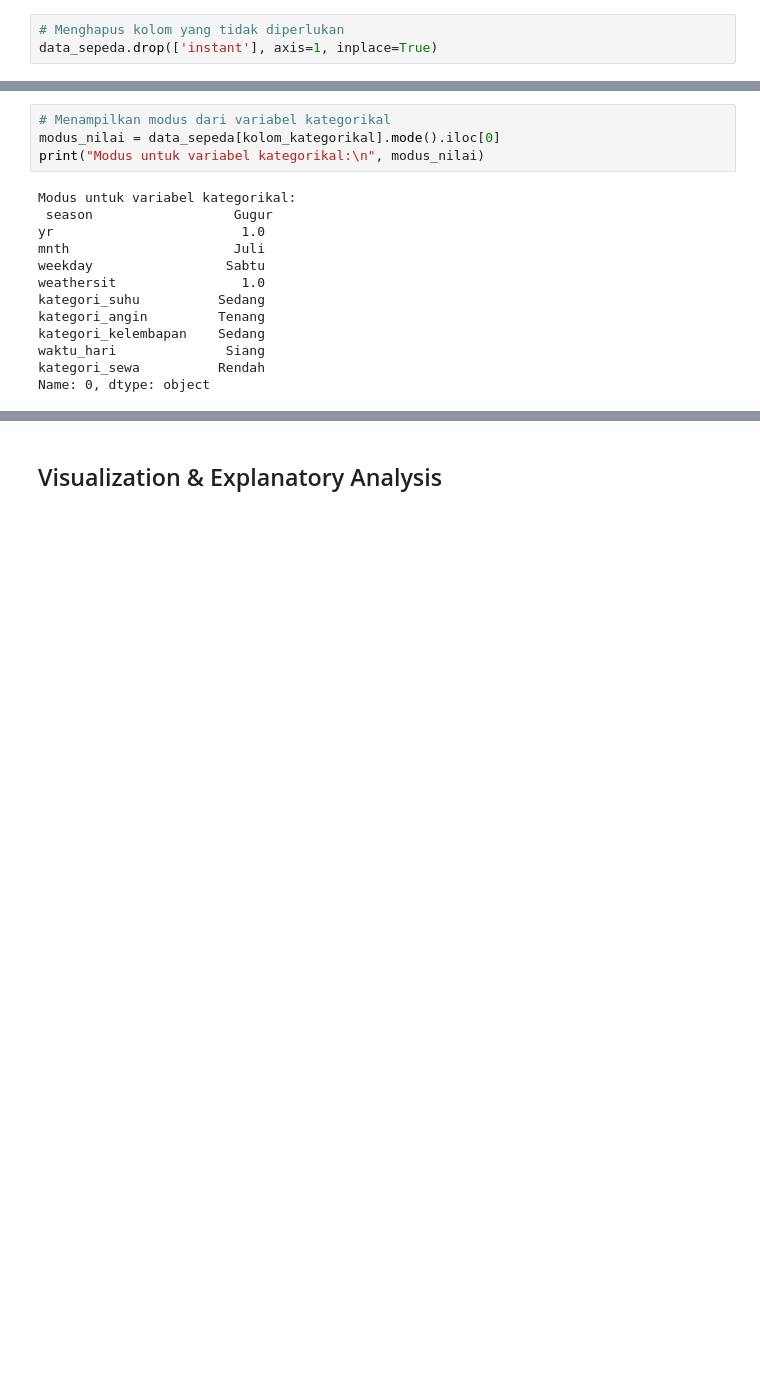
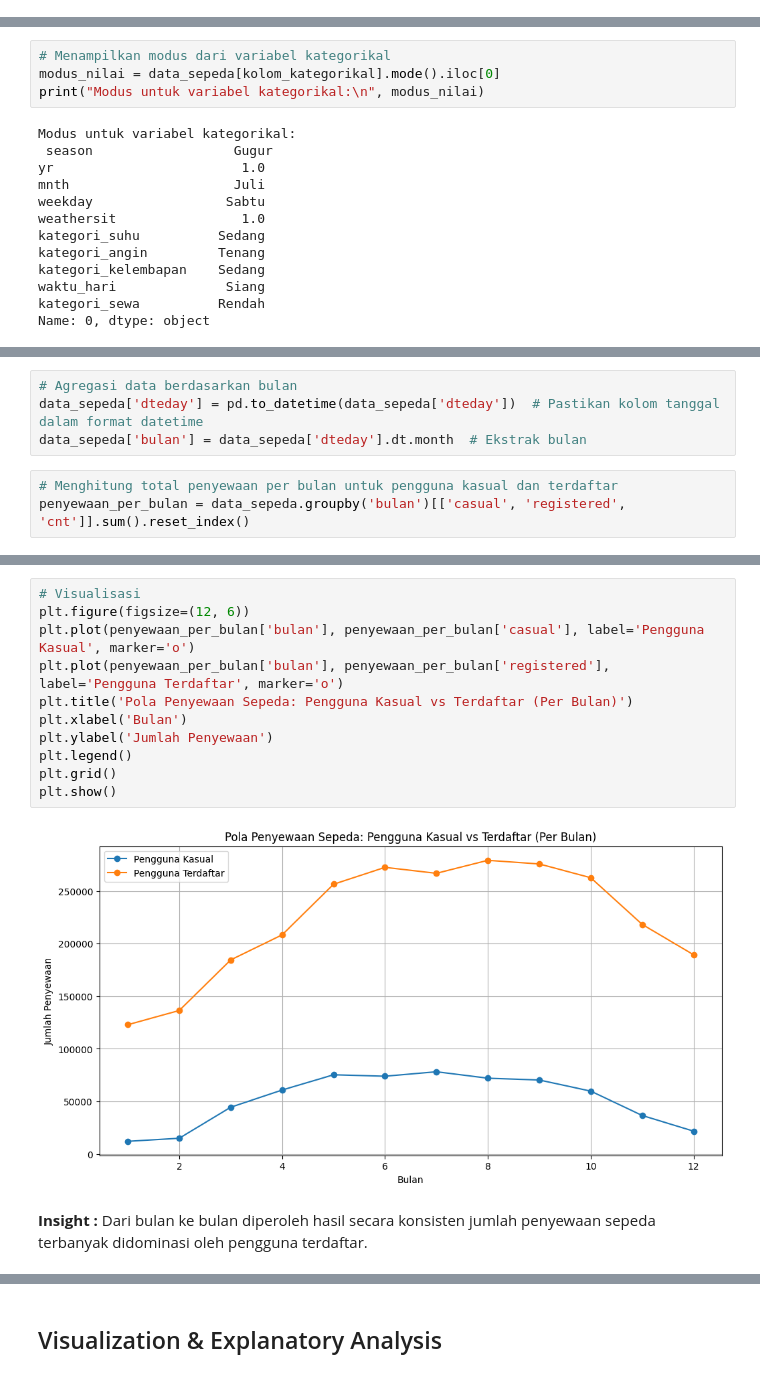
Before and after one commit to ferdiansakti/proyek_analisis_data, a Jupyter notebook: data/notebook.ipynb, the cells around one changed output, grey strips where cells are left out. Drawn from its saved outputs; the diff is of its cells as text; blank space fills up the shorter version.

```diff
--- a/data/notebook.ipynb
+++ b/data/notebook.ipynb
@@ -109,9 +109,6 @@ Jumlah baris duplikat: 0
 1 kolom bertipe object, yang biasanya berisi teks atau kategori.
 # %% [markdown]
 ### Cleaning Data
-# %%
-# Menghapus kolom yang tidak diperlukan
-data_sepeda.drop(['instant'], axis=1, inplace=True)
 # %%
 # Mengkonversi kolom dteday
 data_sepeda['dteday'] = pd.to_datetime(data_sepeda['dteday'])
@@ -232,0 +236,7 @@ Name: 0, dtype: object
+# %%
+# Agregasi data berdasarkan bulan
+data_sepeda['dteday'] = pd.to_datetime(data_sepeda['dteday'])  # Pastikan kolom tanggal dalam format datetime
+data_sepeda['bulan'] = data_sepeda['dteday'].dt.month  # Ekstrak bulan
+# %%
+# Menghitung total penyewaan per bulan untuk pengguna kasual dan terdaftar
+penyewaan_per_bulan = data_sepeda.groupby('bulan')[['casual', 'registered', 'cnt']].sum().reset_index()
@@ -232,0 +260,16 @@ Name: 0, dtype: object
+# %%
+# Visualisasi
+plt.figure(figsize=(12, 6))
+plt.plot(penyewaan_per_bulan['bulan'], penyewaan_per_bulan['casual'], label='Pengguna Kasual', marker='o')
+plt.plot(penyewaan_per_bulan['bulan'], penyewaan_per_bulan['registered'], label='Pengguna Terdaftar', marker='o')
+plt.title('Pola Penyewaan Sepeda: Pengguna Kasual vs Terdaftar (Per Bulan)')
+plt.xlabel('Bulan')
+plt.ylabel('Jumlah Penyewaan')
+plt.legend()
+plt.grid()
+plt.show()
+# %% [output]
+[figure, added]
+# %% [markdown]
+**Insight :**
+Dari bulan ke bulan diperoleh hasil secara konsisten jumlah penyewaan sepeda terbanyak didominasi oleh pengguna terdaftar.
```
Also changed, not shown: parts of 25 cells of this notebook.
